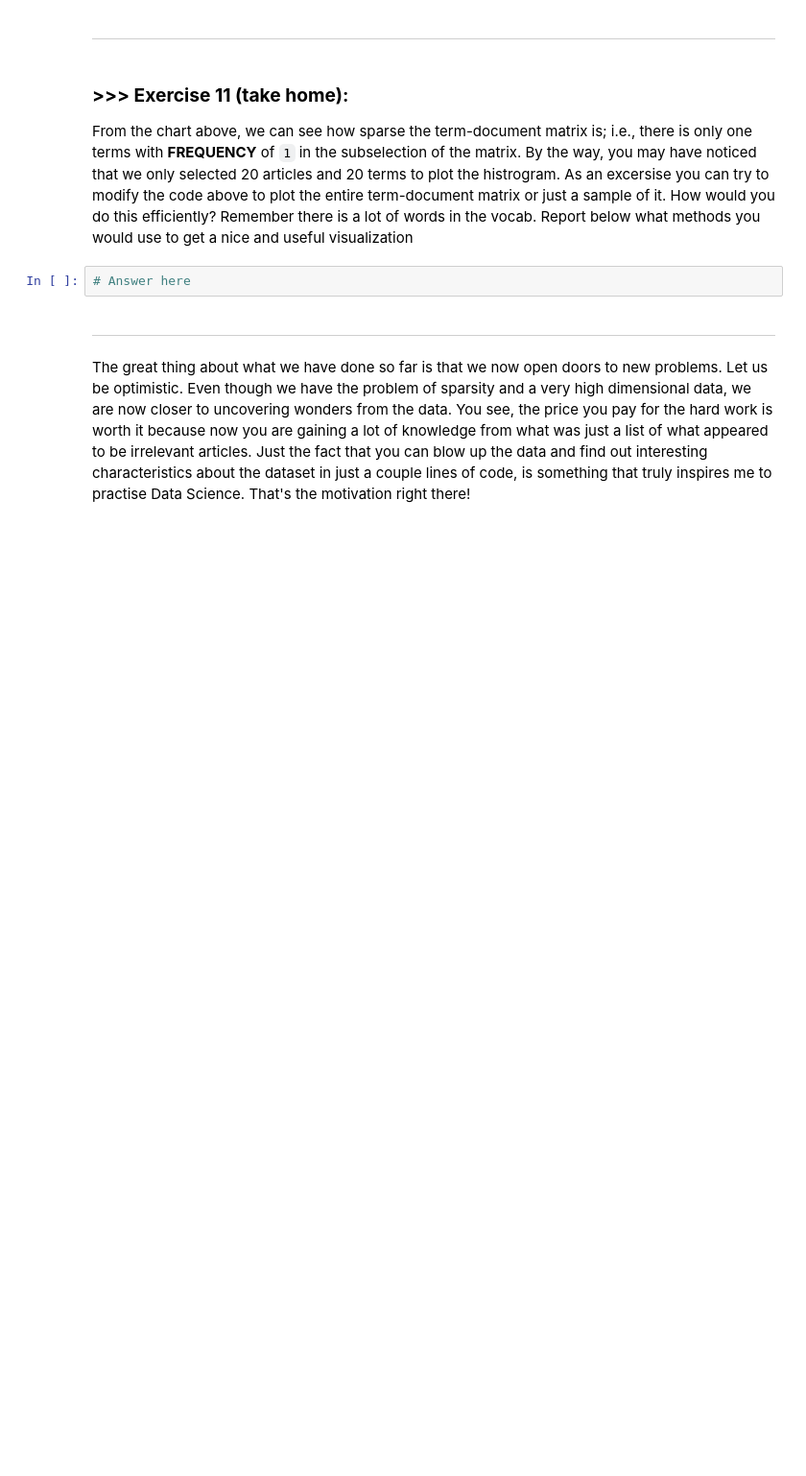
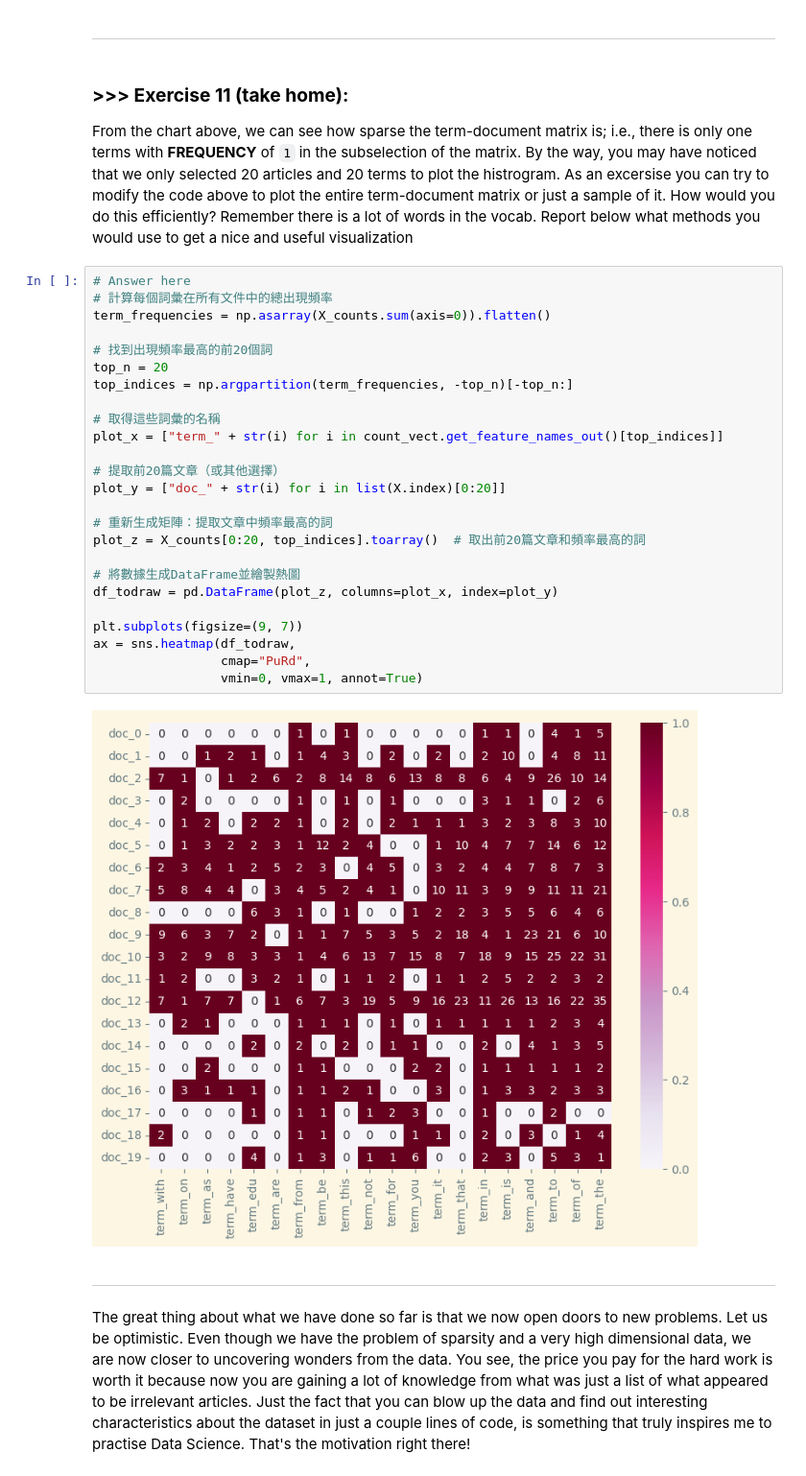
Before and after one commit to alan0502/DMLab1, a Jupyter notebook: DM2024-Lab1-Master/DM2024-Lab1-Master.ipynb, the cells around one changed output. Shown at 96% size. Drawn from its saved outputs; the diff is of its cells as text; blank space fills up the shorter version.

```diff
--- a/DM2024-Lab1-Master/DM2024-Lab1-Master.ipynb
+++ b/DM2024-Lab1-Master/DM2024-Lab1-Master.ipynb
@@ -1133,8 +1089,33 @@ Check out more beautiful color palettes here: https://python-graph-gallery.com/1
 # %% [markdown]
 ### **>>> Exercise 11 (take home):**
 From the chart above, we can see how sparse the term-document matrix is; i.e., there is only one terms with **FREQUENCY** of `1` in the subselection of the matrix. By the way, you may have noticed that we only selected 20 articles and 20 terms to plot the histrogram. As an excersise you can try to modify the code above to plot the entire term-document matrix or just a sample of it. How would you do this efficiently? Remember there is a lot of words in the vocab. Report below what methods you would use to get a nice and useful visualization
-# %%
-# Answer here
+# %%
+# Answer here
+# 計算每個詞彙在所有文件中的總出現頻率
+term_frequencies = np.asarray(X_counts.sum(axis=0)).flatten()
+
+# 找到出現頻率最高的前20個詞
+top_n = 20
+top_indices = np.argpartition(term_frequencies, -top_n)[-top_n:]
+
+# 取得這些詞彙的名稱
+plot_x = ["term_" + str(i) for i in count_vect.get_feature_names_out()[top_indices]]
+
+# 提取前20篇文章（或其他選擇）
+plot_y = ["doc_" + str(i) for i in list(X.index)[0:20]]
+
+# 重新生成矩陣：提取文章中頻率最高的詞
+plot_z = X_counts[0:20, top_indices].toarray()  # 取出前20篇文章和頻率最高的詞
+
+# 將數據生成DataFrame並繪製熱圖
+df_todraw = pd.DataFrame(plot_z, columns=plot_x, index=plot_y)
+
+plt.subplots(figsize=(9, 7))
+ax = sns.heatmap(df_todraw,
+                 cmap="PuRd",
+                 vmin=0, vmax=1, annot=True)
+# %% [output]
+[figure, added]
 # %% [markdown]
 ---
 # %% [markdown]
```
Also changed, not shown: parts of 12 cells of this notebook.
